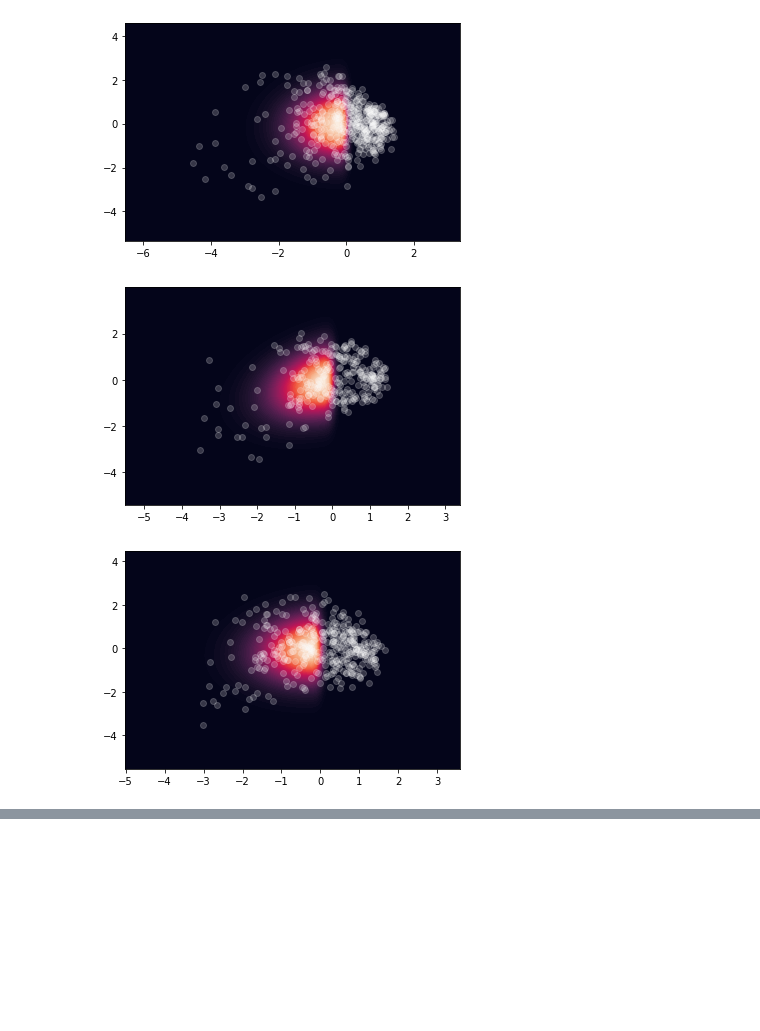
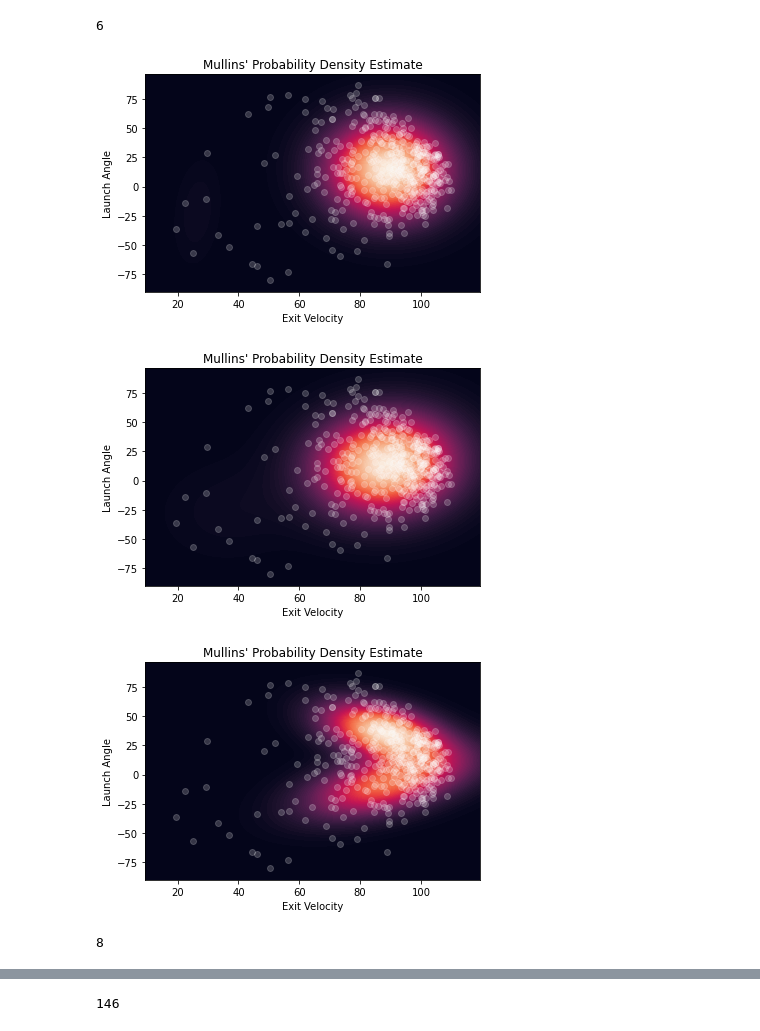
Before and after one commit to logan-donaldson/orioles-prob-distributions, a Jupyter notebook: orioles_proof_of_concept.ipynb, the cells around one changed output, grey strips where cells are left out. Saved outputs shown, nothing was run; the diff lists cells and outputs as text; code cells hidden in the pictures; blank space fills up the shorter version.

```diff
--- a/orioles_proof_of_concept.ipynb
+++ b/orioles_proof_of_concept.ipynb
@@ -99,9 +156,18 @@ def similarity_score(file1, file2):
-# %%
-#~9 seconds per heat map
-bayes('mullins.csv')
-bayes('gallo.csv')
-bayes('judge.csv')
-# %% [output]
-[figure, removed]
-[figure, removed]
-[figure, removed]
+# %%
+mult_mix_plot_split('mullins.csv')
+mult_mix_plot_low_prob('mullins.csv')
+mult_mix_plot_Kmeans('mullins.csv')
+
+mult_mix_plot_split('gallo.csv')
+mult_mix_plot_low_prob('gallo.csv')
+mult_mix_plot_Kmeans('gallo.csv')
+
+mult_mix_plot_split('judge.csv')
+mult_mix_plot_low_prob('judge.csv')
+mult_mix_plot_Kmeans('judge.csv')
+# %% [output]
+6
+[figure, added]
+[figure, added]
+[figure, added]
+8
@@ -107,0 +177 @@ bayes('judge.csv')
+146
```
Also changed, not shown: parts of 4 cells of this notebook, 3 other files.
